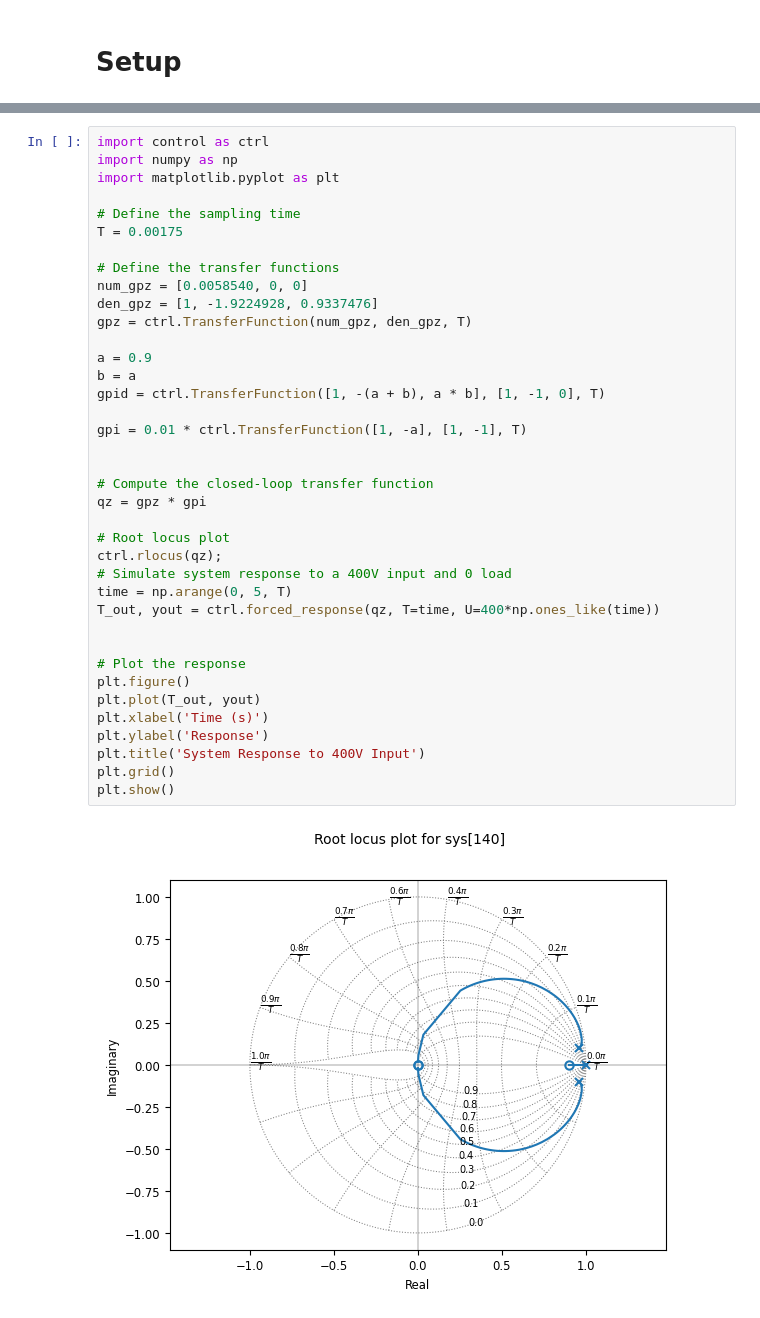
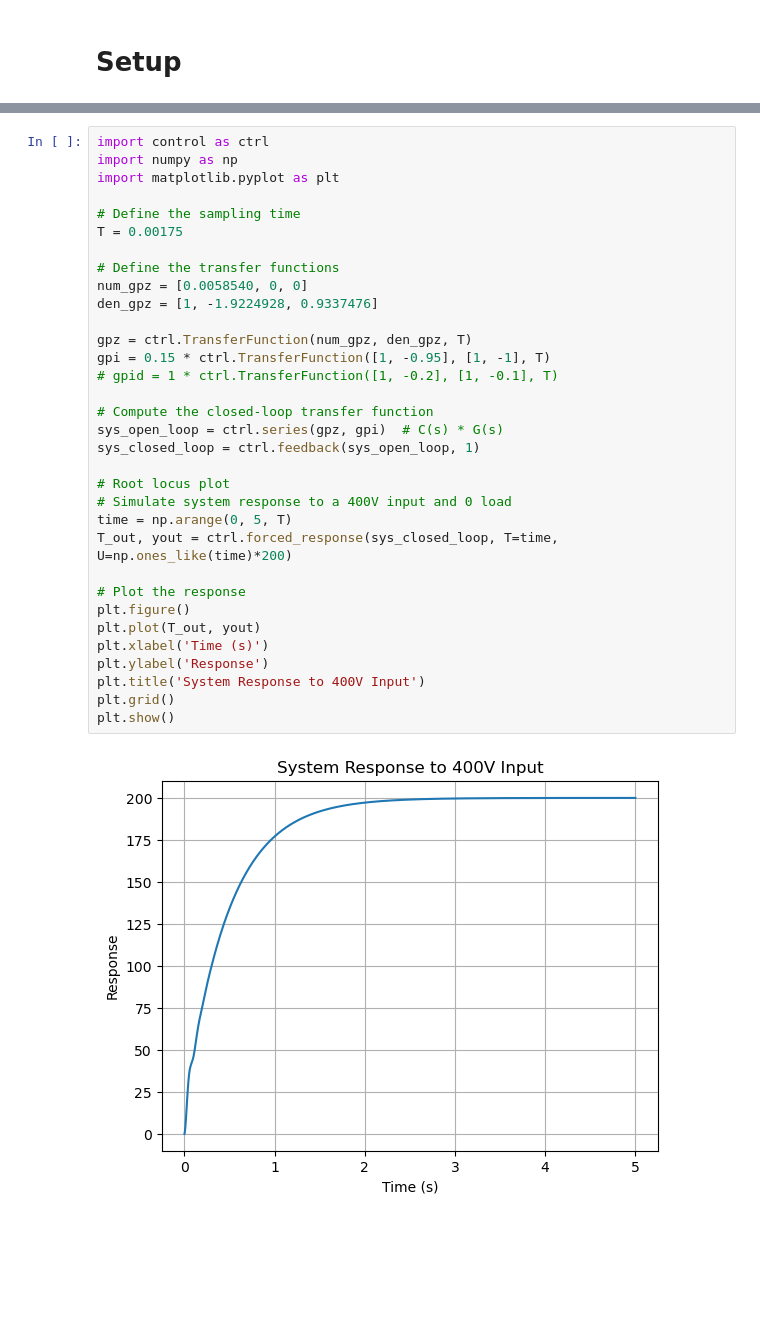
Before and after one commit to Nielo-47/ICA, a Jupyter notebook: fuzzy_dc_motor.ipynb, the cells around one changed output, grey strips where cells are left out. Drawn from its saved outputs; the diff is of its cells as text; blank space fills up the shorter version.

```diff
--- a/fuzzy_dc_motor.ipynb
+++ b/fuzzy_dc_motor.ipynb
@@ -155,40 +25,35 @@ Note: you may need to restart the kernel to use updated packages.
 # %%
 import control as ctrl
 import numpy as np
 import matplotlib.pyplot as plt
 
 # Define the sampling time
 T = 0.00175
 
 # Define the transfer functions
 num_gpz = [0.0058540, 0, 0]
 den_gpz = [1, -1.9224928, 0.9337476]
+
 gpz = ctrl.TransferFunction(num_gpz, den_gpz, T)
-
-a = 0.9
-b = a
-gpid = ctrl.TransferFunction([1, -(a + b), a * b], [1, -1, 0], T)
-
-gpi = 0.01 * ctrl.TransferFunction([1, -a], [1, -1], T)
-
+gpi = 0.15 * ctrl.TransferFunction([1, -0.95], [1, -1], T)
+# gpid = 1 * ctrl.TransferFunction([1, -0.2], [1, -0.1], T)
 
 # Compute the closed-loop transfer function
-qz = gpz * gpi
+sys_open_loop = ctrl.series(gpz, gpi)  # C(s) * G(s)
+sys_closed_loop = ctrl.feedback(sys_open_loop, 1)
 
 # Root locus plot
-ctrl.rlocus(qz);
 # Simulate system response to a 400V input and 0 load
 time = np.arange(0, 5, T)
-T_out, yout = ctrl.forced_response(qz, T=time, U=400*np.ones_like(time))
-
+T_out, yout = ctrl.forced_response(sys_closed_loop, T=time, U=np.ones_like(time)*200)
 
 # Plot the response
 plt.figure()
 plt.plot(T_out, yout)
 plt.xlabel('Time (s)')
 plt.ylabel('Response')
 plt.title('System Response to 400V Input')
 plt.grid()
 plt.show()
 # %% [output]
-[figure, old version]
+[figure, new version]
```
Also changed, not shown: parts of 6 cells of this notebook, 2 other files.
